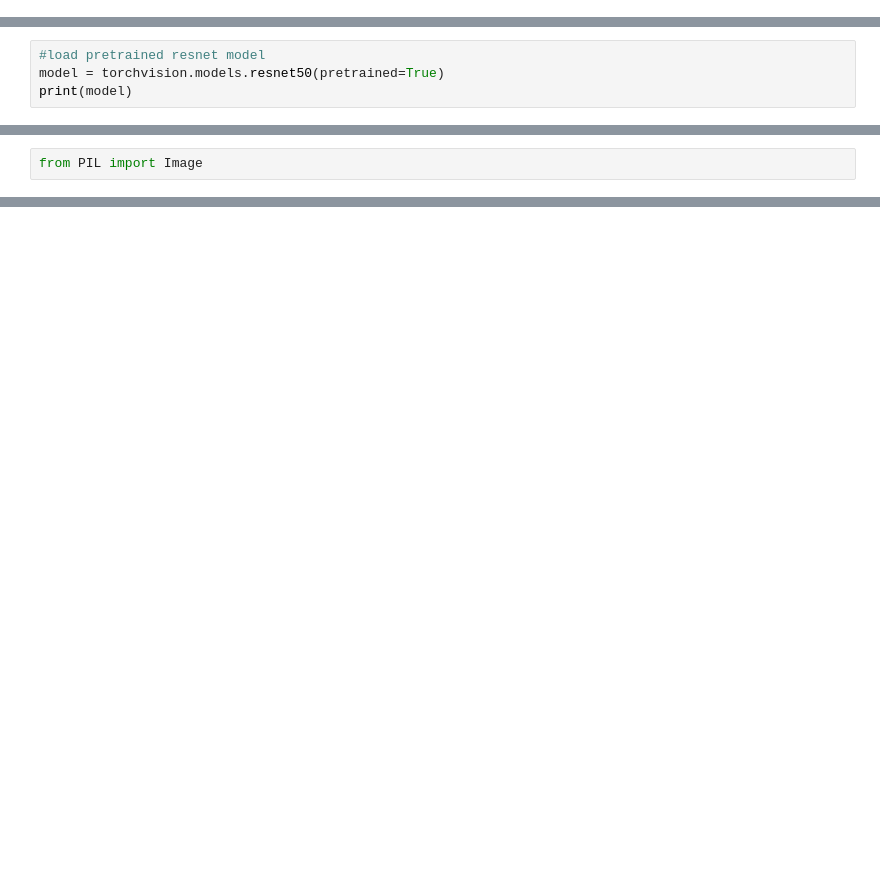
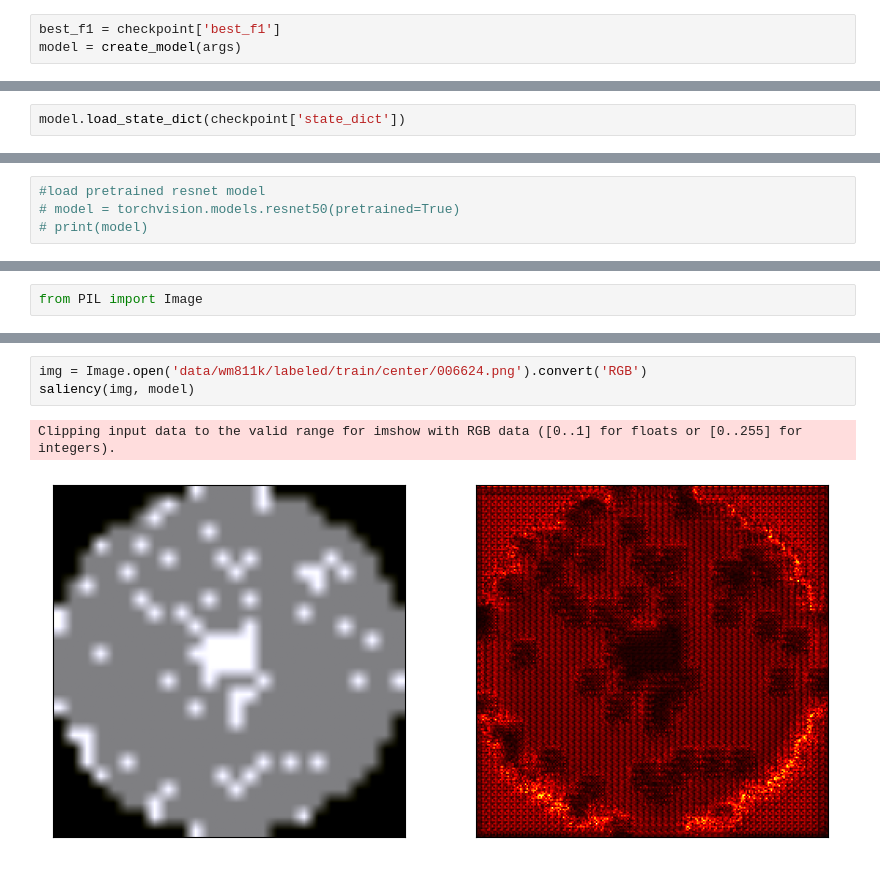
Before and after one commit to verystrongjoe/FixMatch-pytorch, a Jupyter notebook: saliency-maps.ipynb, the cells around one changed output, grey strips where cells are left out. Drawn from its saved outputs; the diff is of its cells as text; blank space fills up the shorter version.

```diff
--- a/saliency-maps.ipynb
+++ b/saliency-maps.ipynb
@@ -26,0 +42,3 @@ import  torchvision.transforms as transforms
+# %%
+best_f1 = checkpoint['best_f1']
+model = create_model(args)
@@ -26,0 +68,2 @@ import  torchvision.transforms as transforms
+# %%
+model.load_state_dict(checkpoint['state_dict'])
@@ -27,4 +72,4 @@ import  torchvision.transforms as transforms
 # %%
 #load pretrained resnet model
-model = torchvision.models.resnet50(pretrained=True)
-print(model)
+# model = torchvision.models.resnet50(pretrained=True)
+# print(model)
@@ -124,0 +190,6 @@ Clipping input data to the valid range for imshow with RGB data ([0..1] for floa
+# %%
+img = Image.open('data/wm811k/labeled/train/center/006624.png').convert('RGB')
+saliency(img, model)
+# %% [output]
+Clipping input data to the valid range for imshow with RGB data ([0..1] for floats or [0..255] for integers).
+[figure, added]
```
Also changed, not shown: parts of 20 cells of this notebook, 7 other files.
